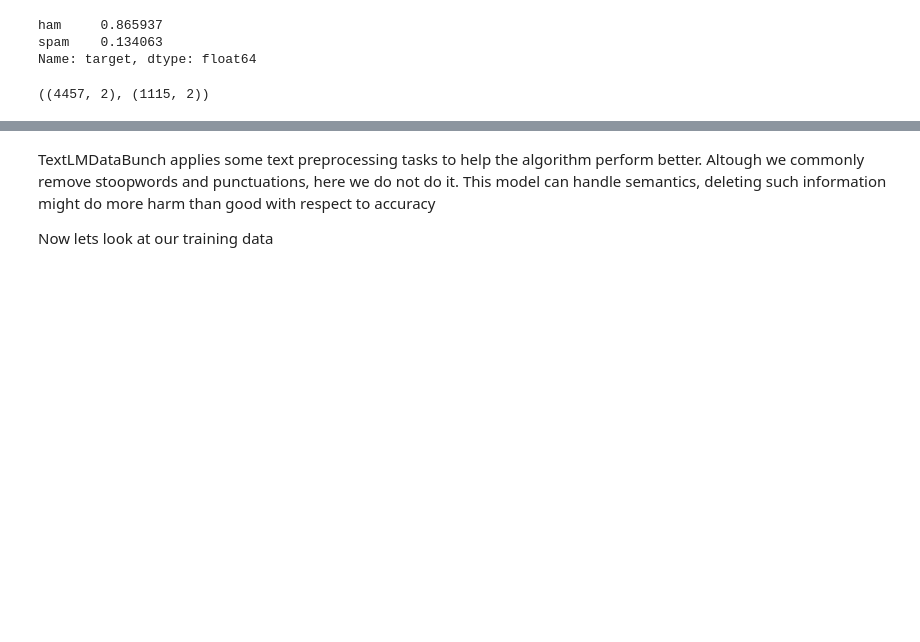
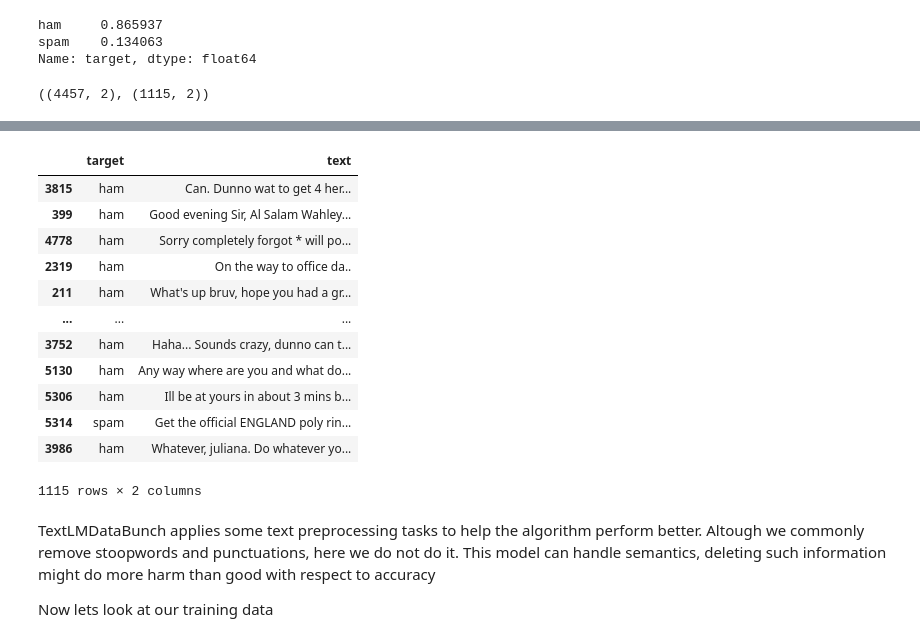
Before and after one commit to practical-nlp/practical-nlp-code, a Jupyter notebook: Ch4/11_SpamClassification.ipynb, the cells around one changed output, grey strips where cells are left out. Saved outputs shown, nothing was run; the diff lists cells and outputs as text; code cells hidden in the pictures; blank space fills up the shorter version.

```diff
--- a/Ch4/11_SpamClassification.ipynb
+++ b/Ch4/11_SpamClassification.ipynb
@@ -69,6 +114,22 @@ data_class = TextClasDataBunch.from_df(path = "", train_df = df_train, valid_df
 [interactive output not drawn]
 [interactive output not drawn]
 [interactive output not drawn]
+# %%
+df_test
+# %% [output]
+|  | target | text |
+| 3815 | ham | Can. Dunno wat to get 4 her... |
+| 399 | ham | Good evening Sir, Al Salam Wahley... |
+| 4778 | ham | Sorry completely forgot * will po... |
+| 2319 | ham | On the way to office da.. |
+| 211 | ham | What's up bruv, hope you had a gr... |
+| ... | ... | ... |
+| 3752 | ham | Haha... Sounds crazy, dunno can t... |
+| 5130 | ham | Any way where are you and what do... |
+| 5306 | ham | Ill be at yours in about 3 mins b... |
+| 5314 | spam | Get the official ENGLAND poly rin... |
+| 3986 | ham | Whatever, juliana. Do whatever yo... |
+1115 rows × 2 columns
 # %% [markdown]
 TextLMDataBunch applies some text preprocessing tasks to help the algorithm perform better. Altough we commonly remove stoopwords and punctuations, here we do not do it. This model can handle semantics, deleting such information might do more harm than good with respect to accuracy
 
```
Also changed, not shown: parts of 11 cells of this notebook.
